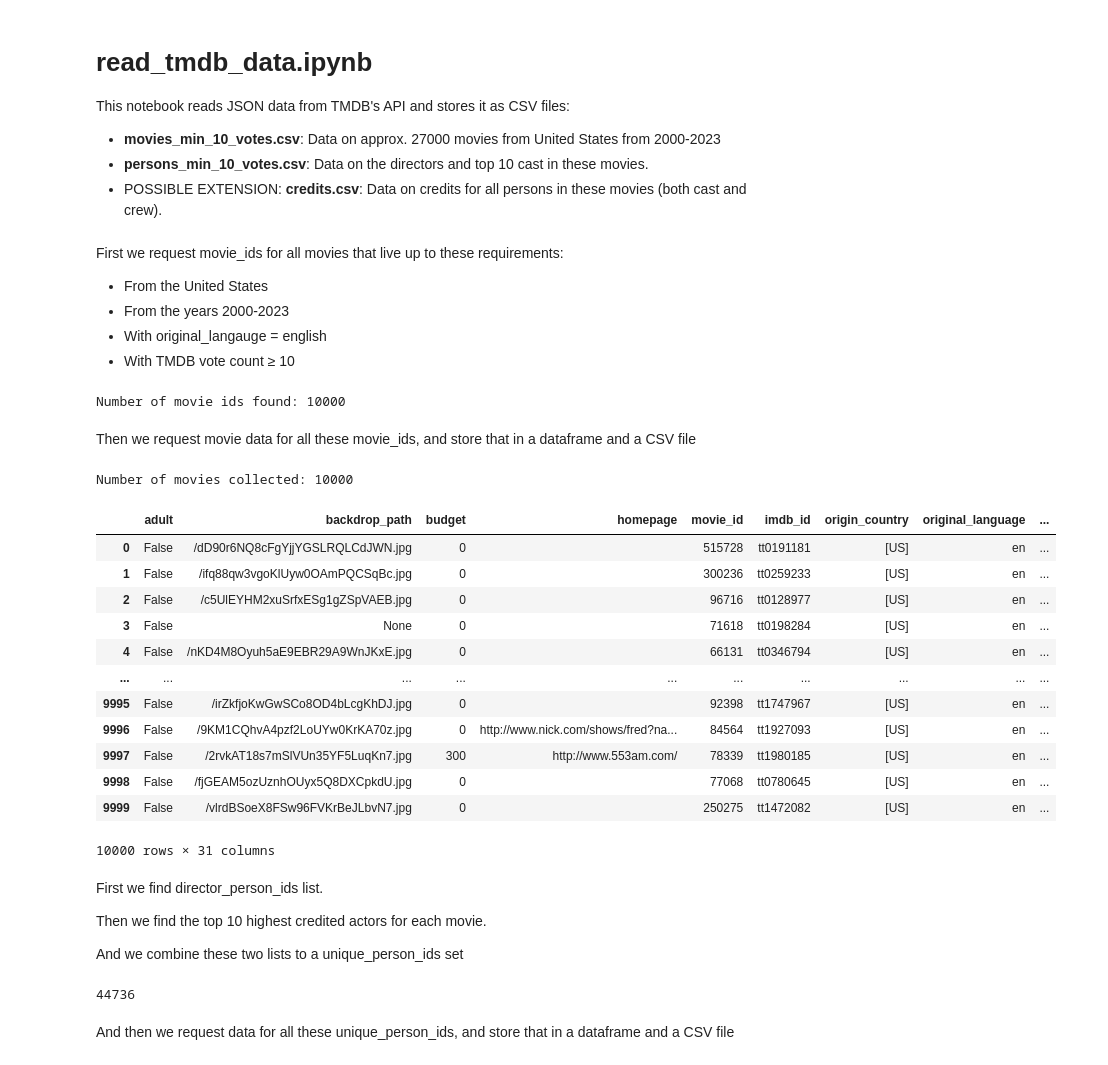
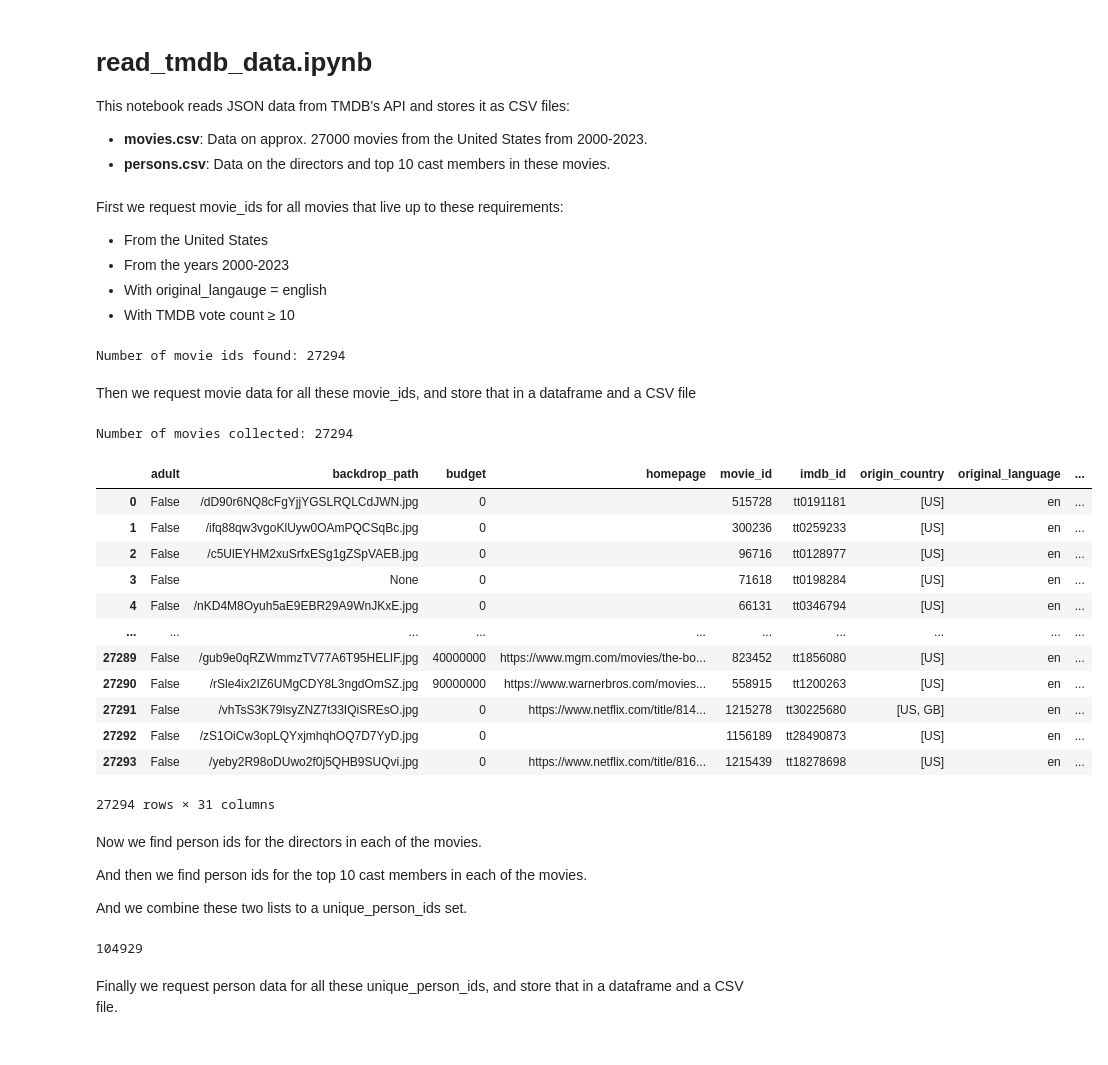
Before and after one commit to pbollhorn/bi-group-5-and-9, a Jupyter notebook: exam_project/read_tmdb_data.ipynb, the cells around one changed output. Saved outputs shown, nothing was run; the diff lists cells and outputs as text; code cells hidden in the pictures.

Commit message:
fetching movies (and persons) with minimum 10 votes (failed)

```diff
--- a/exam_project/read_tmdb_data.ipynb
+++ b/exam_project/read_tmdb_data.ipynb
@@ -2,9 +2,8 @@
 # read_tmdb_data.ipynb
 
 This notebook reads JSON data from TMDB's API and stores it as CSV files:
-- **movies_min_10_votes.csv**: Data on approx. 27000 movies from United States from 2000-2023
-- **persons_min_10_votes.csv**: Data on the directors and top 10 cast in these movies.
-- POSSIBLE EXTENSION: **credits.csv**: Data on credits for all persons in these movies (both cast and crew).
+- **movies.csv**: Data on approx. 27000 movies from the United States from 2000-2023.
+- **persons.csv**: Data on the directors and top 10 cast members in these movies.
 # %%
 import os
 import requests
@@ -32,39 +31,39 @@ base_url = (
     "https://api.themoviedb.org/3/discover/movie"
     "?include_adult=false"
     "&include_video=false"
-    "&language=en-US"
+    "&with_origin_country=US"
     "&with_original_language=en"
-    "&with_origin_country=US"
     "&vote_count.gte=10"
-    "&primary_release_date.gte=2000-01-01"
-    "&primary_release_date.lte=2023-12-31"
     "&sort_by=primary_release_date.asc"
 )
 
 movie_ids = []
 
-# Loop through all pages (TMDB has a maximum of 500 pages)
-for page in range(1, 501):
-    url = f"{base_url}&page={page}"
-    response = requests.get(url, headers=headers)
-    if response.status_code != 200:
-        raise Exception(f"page: {page} Status code: {response.status_code} Text: {response.text}")
+# Loop through the years
+for year in range(2000, 2024):
 
-    # Extract movie_results from the response
-    movie_results = response.json().get("results")
+    # Loop through the pages (TMDB uses a maximum of 500 pages)
+    for page in range(1, 501):
+        url = f"{base_url}&primary_release_year={year}&page={page}"
+        response = requests.get(url, headers=headers)
+        if response.status_code != 200:
+            raise Exception(f"year: {year} page: {page} status_code: {response.status_code} text: {response.text}")
 
-    # Stop if we have reached the last page
-    if not movie_results:
-        break
+        # Extract movie_results from the response
+        movie_results = response.json().get("results")
 
-    # Extend movie_ids list with the ones from movie_results
-    movie_ids.extend([movie["id"] for movie in movie_results])
+        # Stop if we have reached the last page
+        if not movie_results:
+            break
 
-    sleep(REQUEST_DELAY_SECONDS)
+        # Extend movie_ids list with the ones from movie_results
+        movie_ids.extend([movie["id"] for movie in movie_results])
+
+        sleep(REQUEST_DELAY_SECONDS)
 
 print(f"Number of movie ids found: {len(movie_ids)}")
 # %% [output]
-Number of movie ids found: 10000
+Number of movie ids found: 27294
 # %% [markdown]
 Then we request movie data for all these movie_ids, and store that in a dataframe and a CSV file
 # %%
@@ -72,10 +71,10 @@ all_movies = []
 
 # Loop through all movie_ids and request movie data
 for movie_id in movie_ids:
-    url = f"https://api.themoviedb.org/3/movie/{movie_id}?language=en-US&append_to_response=credits"
+    url = f"https://api.themoviedb.org/3/movie/{movie_id}?append_to_response=credits"
     response = requests.get(url, headers=headers)
     if response.status_code != 200:
-        raise Exception(f"movie_id: {movie_id} Status code: {response.status_code} Text: {response.text}")
+        raise Exception(f"movie_id: {movie_id} status_code: {response.status_code} text: {response.text}")
 
     # Extract the movie data from the response as a dictionary
     movie = response.json()
@@ -89,64 +88,64 @@ for movie_id in movie_ids:
     # Simplify child dictionaries to list of ids
     movie["genre_ids"] = [genre["id"] for genre in movie["genres"]]
     movie["spoken_languages"] = [language["iso_639_1"] for language in movie["spoken_languages"]]
     movie["production_company_ids"] = [company["id"] for company in movie["production_companies"]]
     movie["production_countries"] = [country["iso_3166_1"] for country in movie["production_countries"]]
     movie["collection_id"] = movie["belongs_to_collection"]["id"] if movie["belongs_to_collection"] else pd.NA
     movie["cast_person_ids"] = [cast_member["id"] for cast_member in movie["credits"]["cast"]]
     movie["cast_credit_ids"] = [cast_member["credit_id"] for cast_member in movie["credits"]["cast"]]
     movie["crew_person_ids"] = [crew_member["id"] for crew_member in movie["credits"]["crew"]]
     movie["crew_credit_ids"] = [crew_member["credit_id"] for crew_member in movie["credits"]["crew"]]
     del movie['genres']
     del movie['production_companies']
     del movie["belongs_to_collection"]
     del movie["credits"]
 
     all_movies.append(movie)
     sleep(REQUEST_DELAY_SECONDS)
 
 df_movies = pd.DataFrame(all_movies)
 df_movies.rename(columns={"id": "movie_id"}, inplace=True)
-df_movies.to_csv("../movie_data/movies_min_10_votes.csv", index=False)
+df_movies.to_csv("../movie_data/movies.csv", index=False)
 print(f"Number of movies collected: {len(df_movies)}")
 df_movies
 # %% [output]
-Number of movies collected: 10000
+Number of movies collected: 27294
 |  | adult | backdrop_path | budget | homepage | movie_id | imdb_id | origin_country | original_language | ... |
 | 0 | False | /dD90r6NQ8cFgYjjYGSLRQLCdJWN.jpg | 0 |  | 515728 | tt0191181 | [US] | en | ... |
 | 1 | False | /ifq88qw3vgoKlUyw0OAmPQCSqBc.jpg | 0 |  | 300236 | tt0259233 | [US] | en | ... |
 | 2 | False | /c5UlEYHM2xuSrfxESg1gZSpVAEB.jpg | 0 |  | 96716 | tt0128977 | [US] | en | ... |
 | 3 | False | None | 0 |  | 71618 | tt0198284 | [US] | en | ... |
 | 4 | False | /nKD4M8Oyuh5aE9EBR29A9WnJKxE.jpg | 0 |  | 66131 | tt0346794 | [US] | en | ... |
 | ... | ... | ... | ... | ... | ... | ... | ... | ... | ... |
-| 9995 | False | /irZkfjoKwGwSCo8OD4bLcgKhDJ.jpg | 0 |  | 92398 | tt1747967 | [US] | en | ... |
-| 9996 | False | /9KM1CQhvA4pzf2LoUYw0KrKA70z.jpg | 0 | http://www.nick.com/shows/fred?na... | 84564 | tt1927093 | [US] | en | ... |
-| 9997 | False | /2rvkAT18s7mSlVUn35YF5LuqKn7.jpg | 300 | http://www.553am.com/ | 78339 | tt1980185 | [US] | en | ... |
-| 9998 | False | /fjGEAM5ozUznhOUyx5Q8DXCpkdU.jpg | 0 |  | 77068 | tt0780645 | [US] | en | ... |
-| 9999 | False | /vlrdBSoeX8FSw96FVKrBeJLbvN7.jpg | 0 |  | 250275 | tt1472082 | [US] | en | ... |
+| 27289 | False | /gub9e0qRZWmmzTV77A6T95HELIF.jpg | 40000000 | https://www.mgm.com/movies/the-bo... | 823452 | tt1856080 | [US] | en | ... |
+| 27290 | False | /rSle4ix2IZ6UMgCDY8L3ngdOmSZ.jpg | 90000000 | https://www.warnerbros.com/movies... | 558915 | tt1200263 | [US] | en | ... |
+| 27291 | False | /vhTsS3K79lsyZNZ7t33IQiSREsO.jpg | 0 | https://www.netflix.com/title/814... | 1215278 | tt30225680 | [US, GB] | en | ... |
+| 27292 | False | /zS1OiCw3opLQYxjmhqhOQ7D7YyD.jpg | 0 |  | 1156189 | tt28490873 | [US] | en | ... |
+| 27293 | False | /yeby2R98oDUwo2f0j5QHB9SUQvi.jpg | 0 | https://www.netflix.com/title/816... | 1215439 | tt18278698 | [US] | en | ... |
-10000 rows × 31 columns
+27294 rows × 31 columns
 # %% [markdown]
-First we find director_person_ids list.
+Now we find person ids for the directors in each of the movies.
 
-Then we find the top 10 highest credited actors for each movie.
+And then we find person ids for the top 10 cast members in each of the movies.
 
-And we combine these two lists to a unique_person_ids set
+And we combine these two lists to a unique_person_ids set.
 # %%
 director_person_ids = df_movies['director_person_ids'].explode().dropna().tolist()
 
 top_10_cast_person_ids = (
     df_movies['cast_person_ids']
-    .apply(lambda ids: ids[:10])   # slice first 10 for each row
+    .apply(lambda ids: ids[:10])   # get first 10 for each movie
     .explode()                     # flatten into one Series
     .dropna()
     .tolist()                      # convert to plain list
 )
 
-unique_person_ids = set(top_10_cast_person_ids) | set(director_person_ids)
+unique_person_ids = set(director_person_ids) | set(top_10_cast_person_ids)
 len(unique_person_ids)
 # %% [output]
-44736
+104929
 # %% [markdown]
-And then we request data for all these unique_person_ids, and store that in a dataframe and a CSV file
+Finally we request person data for all these unique_person_ids, and store that in a dataframe and a CSV file.
 # %%
 all_persons = []
 
```
Also changed, not shown: parts of 4 cells of this notebook.
